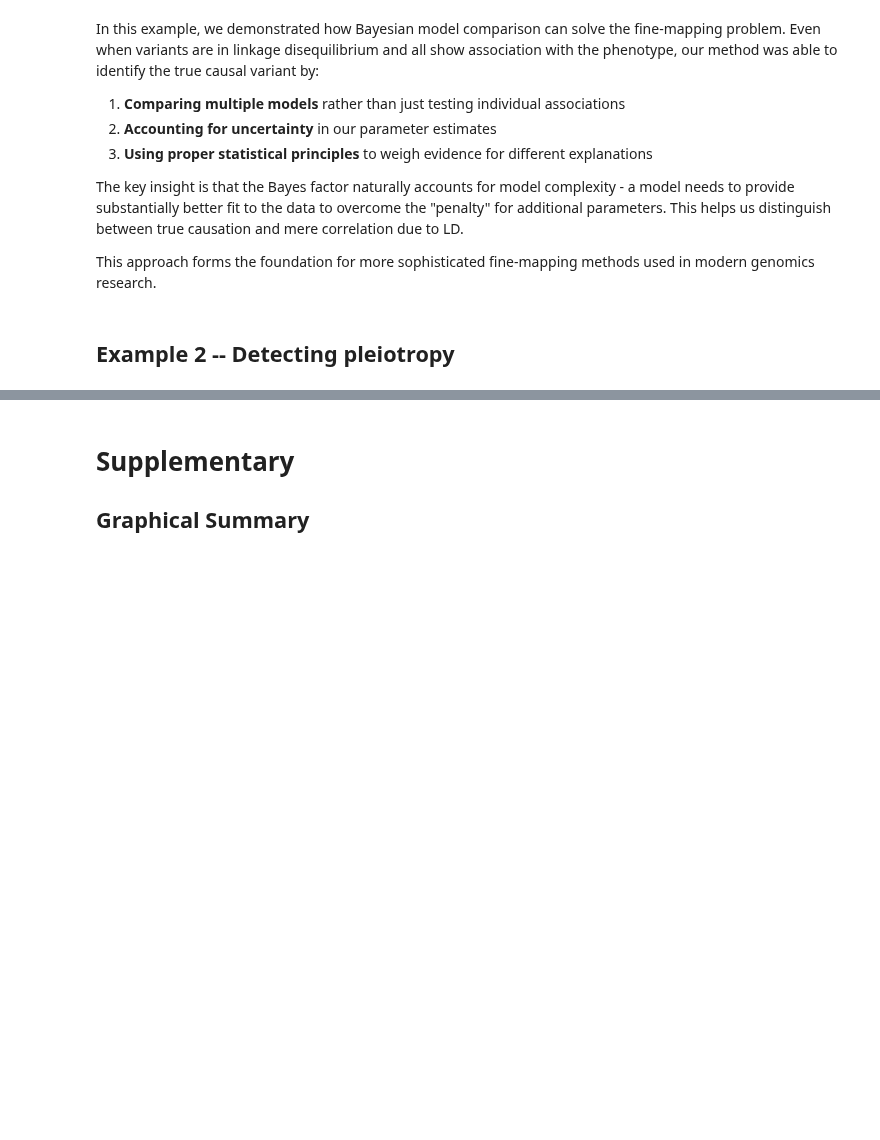
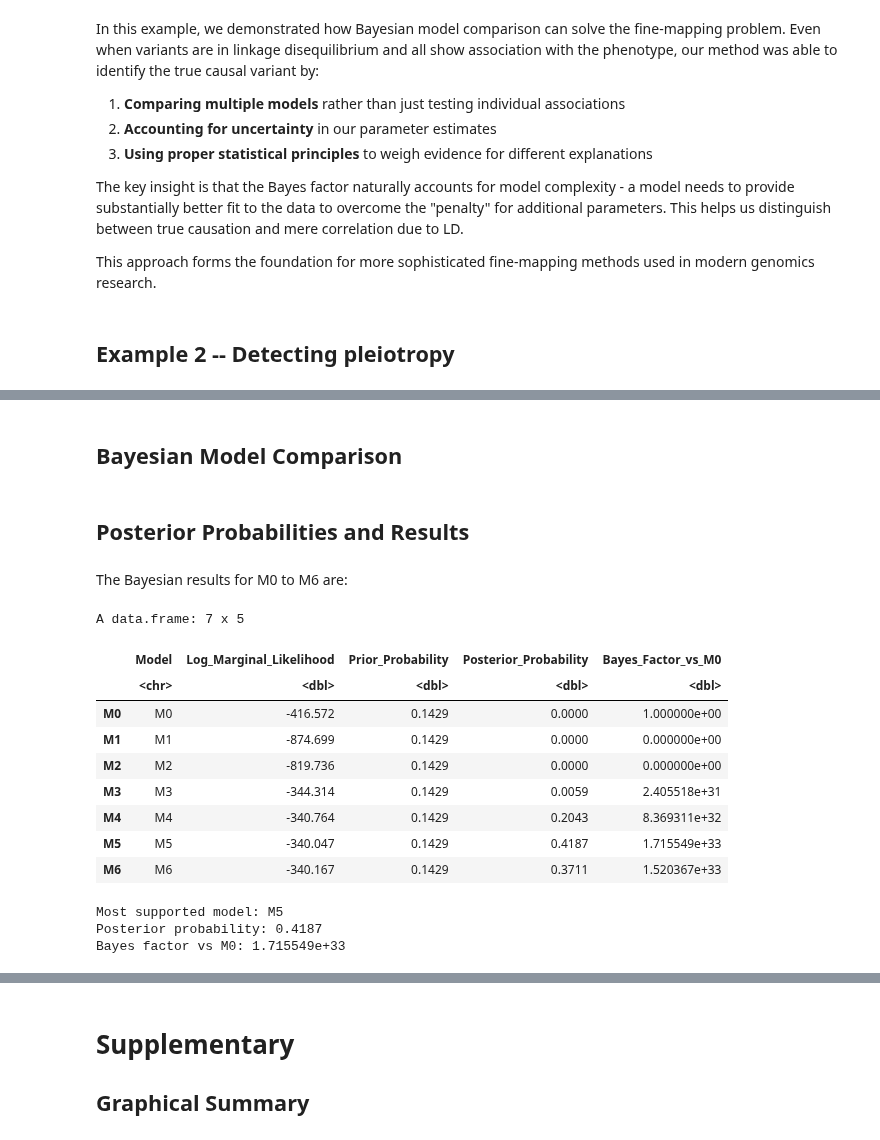
Before and after one commit to StatFunGen/statgen-prerequisites, a Jupyter notebook: Bayesian_model_comparison.ipynb, the cells around one changed output, grey strips where cells are left out. Saved outputs shown, nothing was run; the diff lists cells and outputs as text; code cells hidden in the pictures; blank space fills up the shorter version.

```diff
--- a/Bayesian_model_comparison.ipynb
+++ b/Bayesian_model_comparison.ipynb
@@ -625,0 +465,15 @@ P(No Pleiotropy | Data) = 0
+# %% [markdown]
+## Bayesian Model Comparison
+# %%
+# Calculate marginal likelihood for each model
+log_marginal_likelihoods <- numeric(7)
+names(log_marginal_likelihoods) <- names(models)
+
+for (i in 1:7) {
+  model_name <- names(models)[i]
+  log_marginal_likelihoods[i] <- compute_marginal_likelihood(
+    model_name, genotypes, phenotypes_scaled, Sigma_residual
+  )
+}
+# %% [markdown]
+## Posterior Probabilities and Results
@@ -625,0 +503,28 @@ P(No Pleiotropy | Data) = 0
+# %% [markdown]
+The Bayesian results for M0 to M6 are:
+# %%
+results_df
+# %% [output]
+A data.frame: 7 x 5
+|  | Model | Log_Marginal_Likelihood | Prior_Probability | Posterior_Probability | Bayes_Factor_vs_M0 |
+|  | <chr> | <dbl> | <dbl> | <dbl> | <dbl> |
+| M0 | M0 | -416.572 | 0.1429 | 0.0000 | 1.000000e+00 |
+| M1 | M1 | -874.699 | 0.1429 | 0.0000 | 0.000000e+00 |
+| M2 | M2 | -819.736 | 0.1429 | 0.0000 | 0.000000e+00 |
+| M3 | M3 | -344.314 | 0.1429 | 0.0059 | 2.405518e+31 |
+| M4 | M4 | -340.764 | 0.1429 | 0.2043 | 8.369311e+32 |
+| M5 | M5 | -340.047 | 0.1429 | 0.4187 | 1.715549e+33 |
+| M6 | M6 | -340.167 | 0.1429 | 0.3711 | 1.520367e+33 |
+# %%
+# Find the winning model
+winner_idx <- which.max(posterior_probs)
+winner_name <- names(models)[winner_idx]
+winner_prob <- posterior_probs[winner_idx]
+
+cat("\nMost supported model:", winner_name, "\n")
+cat("Posterior probability:", round(winner_prob, 4), "\n")
+cat("Bayes factor vs M0:", round(bayes_factors[winner_idx], 2), "\n\n")
+# %% [output]
+Most supported model: M5
+Posterior probability: 0.4187
+Bayes factor vs M0: 1.715549e+33
```
Also changed, not shown: parts of 29 cells of this notebook.
